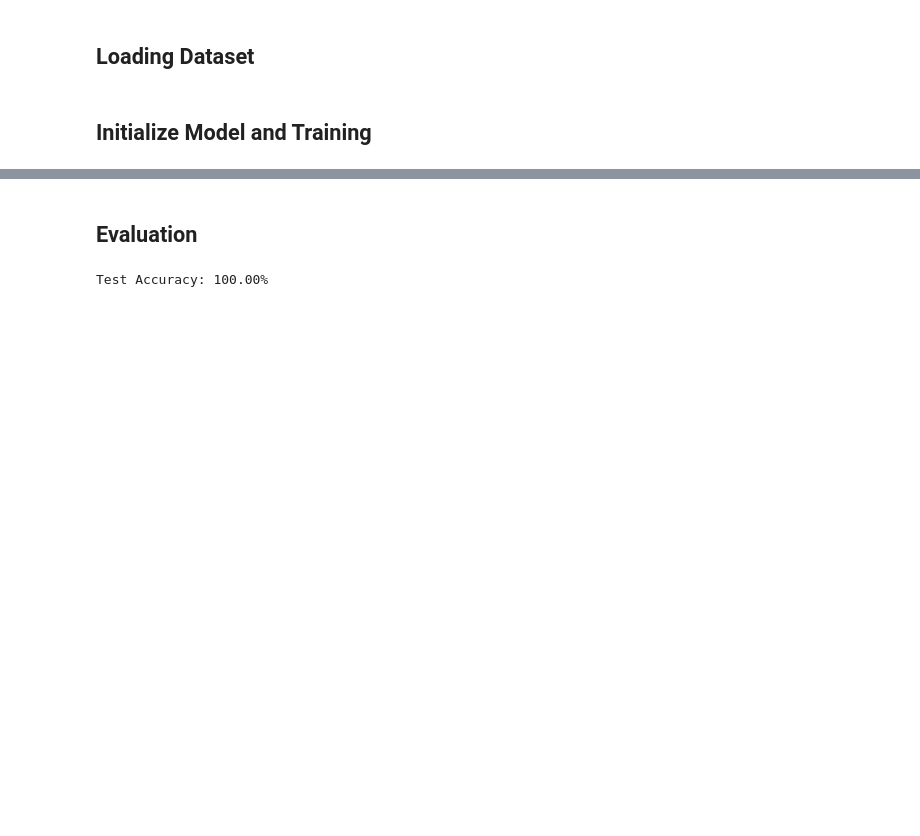
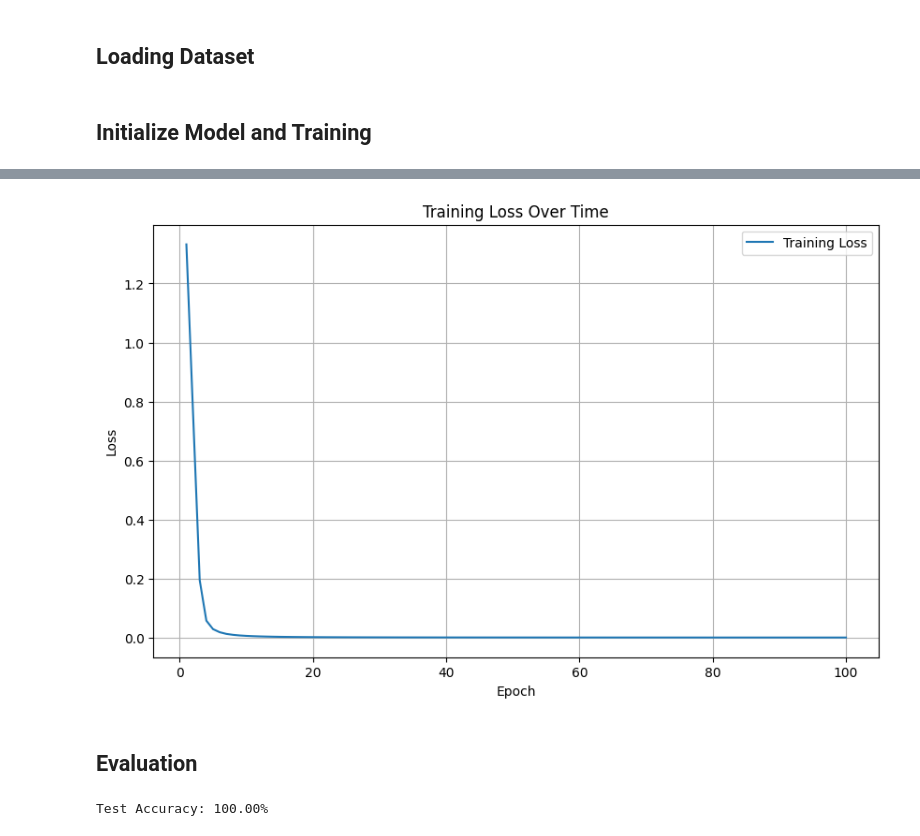
Before and after one commit to thaiquangphat/hcmut-multidisciplinary-project, a Jupyter notebook: text/train.ipynb, the cells around one changed output, grey strips where cells are left out. Saved outputs shown, nothing was run; the diff lists cells and outputs as text; code cells hidden in the pictures; blank space fills up the shorter version.

```diff
--- a/text/train.ipynb
+++ b/text/train.ipynb
@@ -92,26 +120,28 @@ optimizer = torch.optim.Adam(model.parameters(), lr=learning_rate)
 # Lists to store loss values for plotting
 train_losses = []
 
-# Training loop
 for epoch in range(num_epochs):
     model.train()
     total_loss = 0
-    for batch_X, batch_y in train_loader:
-        # Forward pass
-        outputs = model(batch_X)
-        loss = criterion(outputs, batch_y)
 
-        # Backward pass and optimization
-        optimizer.zero_grad()
-        loss.backward()
-        optimizer.step()
+    # Wrap train_loader with tqdm for progress bar
+    with tqdm(train_loader, desc=f'Epoch [{epoch+1}/{num_epochs}]', unit='batch') as t:
+        for batch_X, batch_y in t:
+            # Forward pass
+            outputs = model(batch_X)
+            loss = criterion(outputs, batch_y)
 
-        total_loss += loss.item()
+            # Backward pass and optimization
+            optimizer.zero_grad()
+            loss.backward()
+            optimizer.step()
+
+            total_loss += loss.item()
+
+            # Update progress bar with current loss
+            t.set_postfix({'loss': total_loss / (t.n + 1)})  # t.n is current iteration
 
     # Calculate average loss for the epoch
     avg_loss = total_loss / len(train_loader)
     train_losses.append(avg_loss)
-
-    if (epoch + 1) % 20 == 0:
-        print(f'Epoch [{epoch+1}/{num_epochs}], Loss: {total_loss/len(train_loader):.4f}')
 # %% [output]
@@ -122,14 +152,16 @@ Epoch [80/100], Loss: 0.0001
 Epoch [100/100], Loss: 0.0000
 # %%
 # Plotting the training loss
-plt.figure(figsize=(10, 6))
+plt.figure(figsize=(8, 4))
 plt.plot(range(1, num_epochs + 1), train_losses, label='Training Loss')
 plt.xlabel('Epoch')
 plt.ylabel('Loss')
 plt.title('Training Loss Over Time')
 plt.legend()
 plt.grid(True)
 plt.show()
+# %% [output]
+[figure, added]
 # %% [markdown]
 ## Evaluation
 # %%
```
Also changed, not shown: parts of 3 cells of this notebook, 2 other files.
